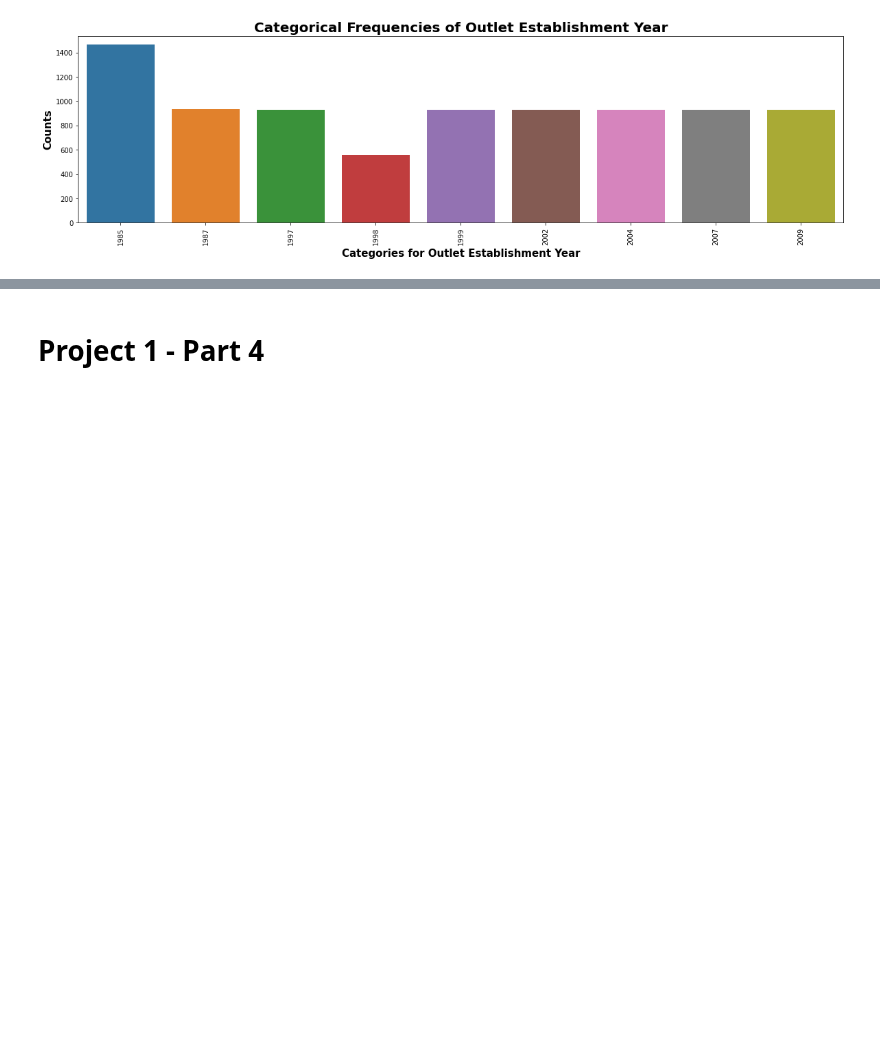
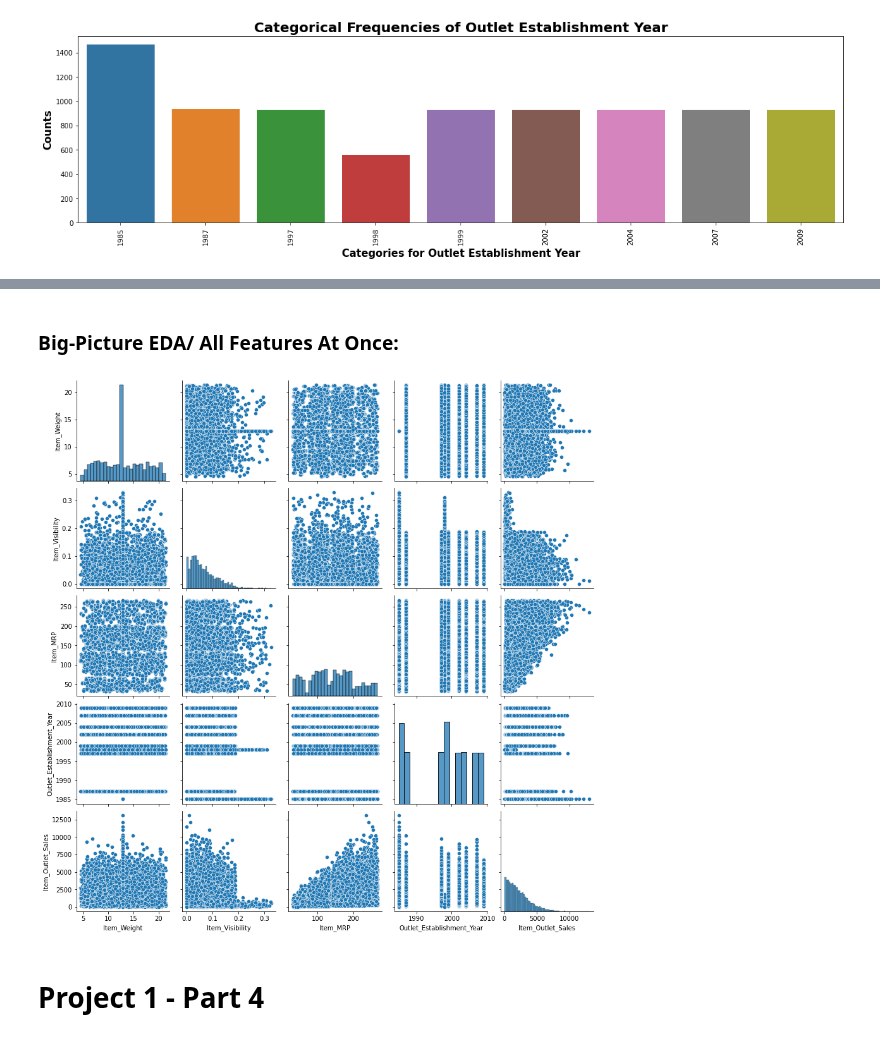
Before and after one commit to pylabview/sales-predicctions, a Jupyter notebook: DS_Sales_Predicctions.ipynb, the cells around one changed output, grey strips where cells are left out. Saved outputs shown, nothing was run; the diff lists cells and outputs as text; code cells hidden in the pictures; blank space fills up the shorter version.

```diff
--- a/DS_Sales_Predicctions.ipynb
+++ b/DS_Sales_Predicctions.ipynb
@@ -523,3 +503,9 @@ Name: Outlet_Establishment_Year, dtype: int64
+# %% [markdown]
+### Big-Picture EDA/ All Features At Once:
+# %%
+sns.pairplot(df_no_index);
+# %% [output]
+[figure, added]
 # %% [markdown]
 # Project 1 - Part 4
 # %% [markdown]
```
Also changed, not shown: parts of 5 cells of this notebook.
